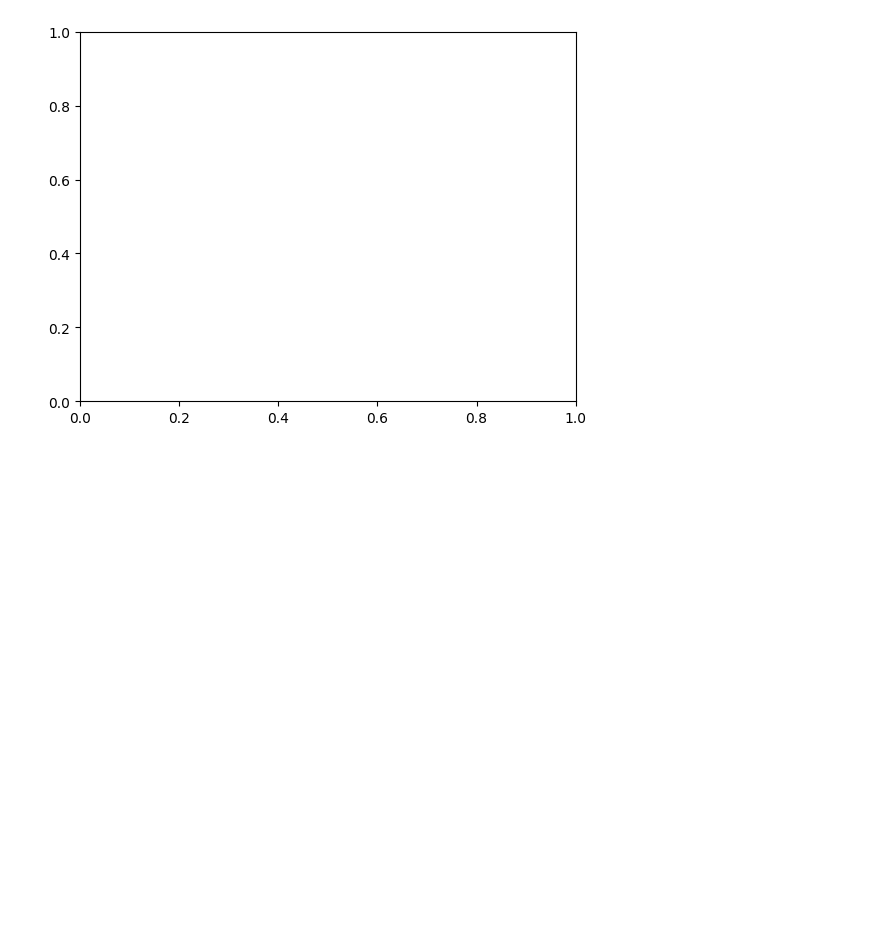
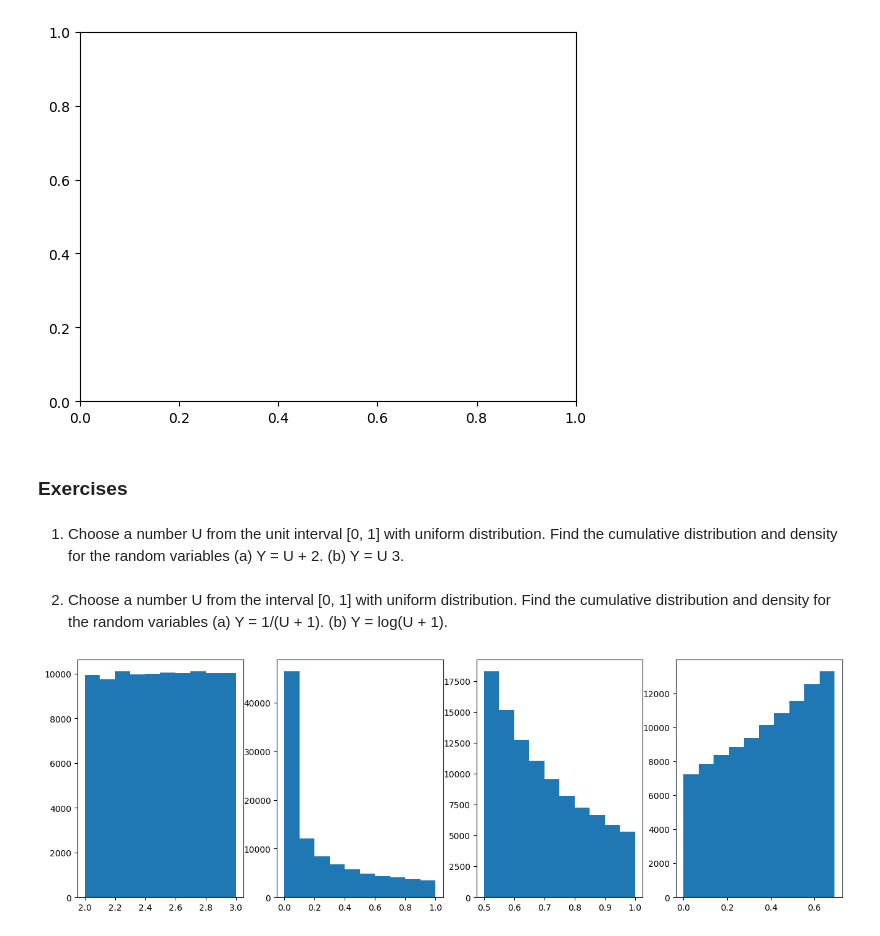
Before and after one commit to kevinhav/DATA605_discussion, a Jupyter notebook: week_5.ipynb, the cells around one changed output. Drawn from its saved outputs; the diff is of its cells as text; code cells hidden in the pictures; blank space fills up the shorter version.

Commit message:
added exercises

```diff
--- a/week_5.ipynb
+++ b/week_5.ipynb
@@ -419,3 +419,31 @@ neg_binom(10)
 # %% [output]
 ValueError: shape mismatch: objects cannot be broadcast to a single shape.  Mismatch is between arg 0 with shape (10,) and arg 1 with shape (100,).
 [figure]
+# %% [markdown]
+### Exercises
+# %% [markdown]
+1. Choose a number U from the unit interval [0, 1] with uniform distribution. Find the cumulative distribution and density for the random variables (a) Y = U + 2. (b) Y = U 3.
+# %% [markdown]
+2. Choose a number U from the interval [0, 1] with uniform distribution. Find the cumulative distribution and density for the random variables (a) Y = 1/(U + 1). (b) Y = log(U + 1).
+# %%
+def exercise_5_1(n):
+    # Exc 1
+    a_list = [(random.random() + 2) for i in range(n)]
+    b_list = [(random.random() ** 3) for i in range(n)]
+
+    # Exc 2
+    c_list = [(1 / (random.random() + 1)) for i in range(n)]
+    d_list = [(math.log(random.random() + 1)) for i in range(n)]
+
+    fig, axes = plt.subplots(1, 4, figsize=(16, 5))
+
+    axes[0].hist(a_list)
+    axes[1].hist(b_list)
+    axes[2].hist(c_list)
+    axes[3].hist(d_list)
+    fig.show()
+
+
+exercise_5_1(100000)
+# %% [output]
+[figure, added]
```
Also changed, not shown: parts of 6 cells of this notebook, 1 other file.
